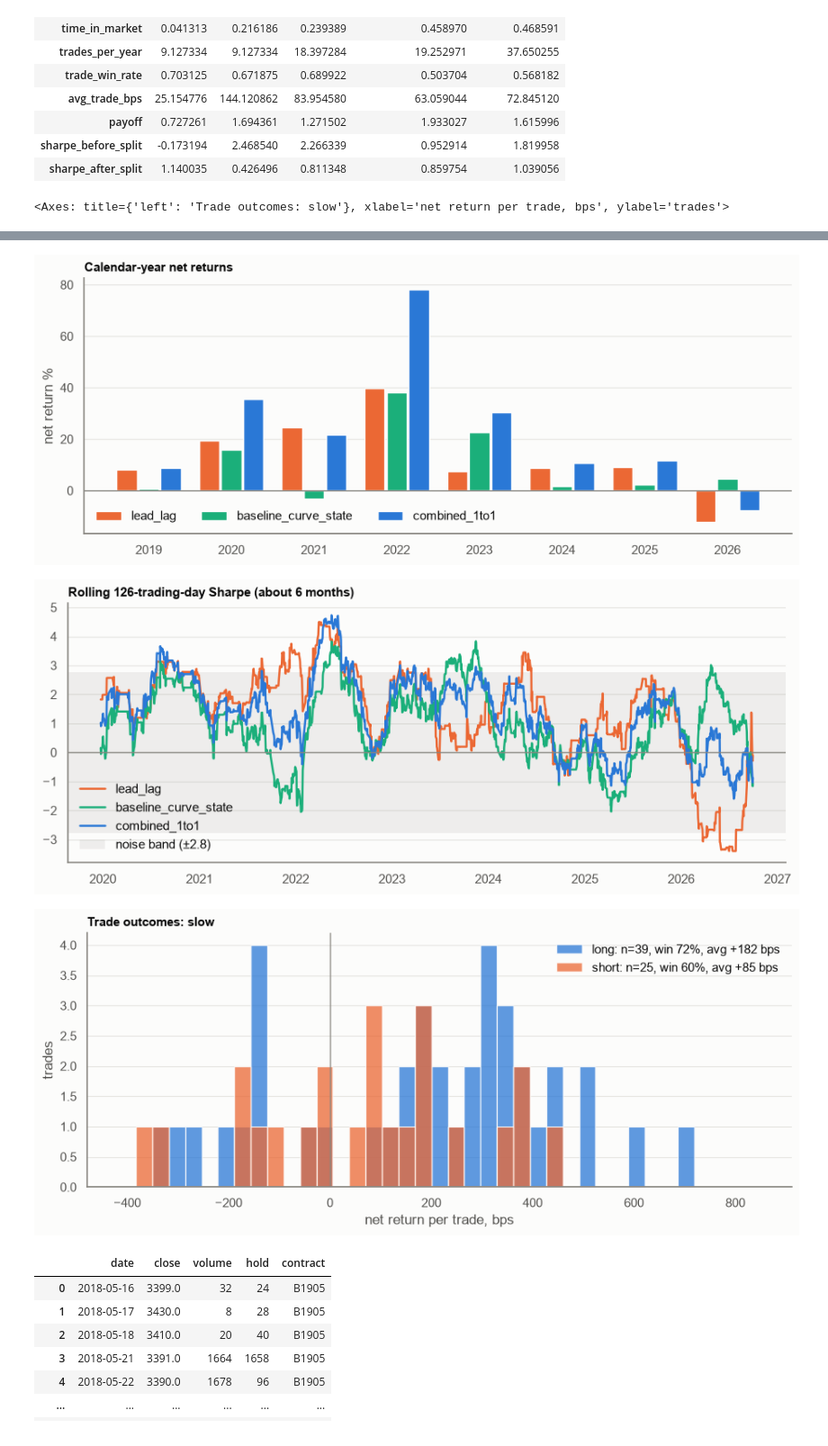
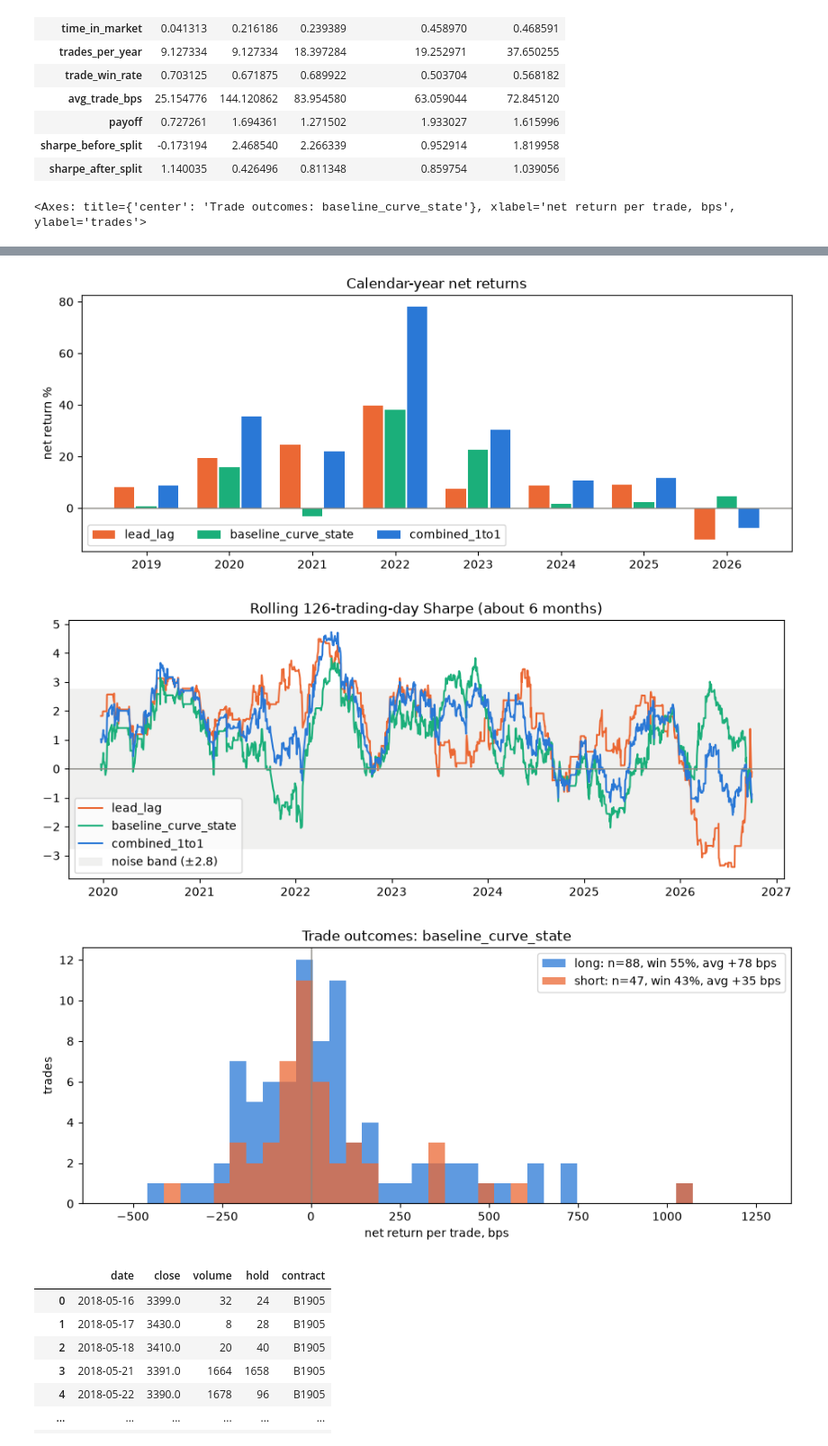
Before and after one commit to NicLabuschagne/asia-em-ags-research, a Jupyter notebook: notebooks/curve_divergence.ipynb, the cells around one changed output, grey strips where cells are left out. Shown at 90% size. Drawn from its saved outputs; the diff is of its cells as text; code cells hidden in the pictures.

```diff
--- a/notebooks/curve_divergence.ipynb
+++ b/notebooks/curve_divergence.ipynb
@@ -67,6 +67,6 @@ llp.plot_drawdown(results)
 llp.plot_event_study(results)
 llp.plot_yearly(results)
 llp.plot_rolling_sharpe(results)
-llp.plot_trade_returns(results, book="slow")
+llp.plot_trade_returns(results, book="baseline_curve_state")
 # %% [output]
-<Axes: title={'left': 'Trade outcomes: slow'}, xlabel='net return per trade, bps', ylabel='trades'>
+<Axes: title={'center': 'Trade outcomes: baseline_curve_state'}, xlabel='net return per trade, bps', ylabel='trades'>
@@ -78,6 +78,6 @@ llp.plot_trade_returns(results, book="slow")
-[figure, old version]
+[figure, new version]
-[figure, old version]
+[figure, new version]
-[figure, old version]
+[figure, new version]
 # %%
 # Load
 bean_path = r"C:\Users\Amin\PycharmProjects\Asia Ags\data\raw\dce_bean_data.parquet"
```
Also changed, not shown: parts of 3 cells of this notebook, 1 other file.
